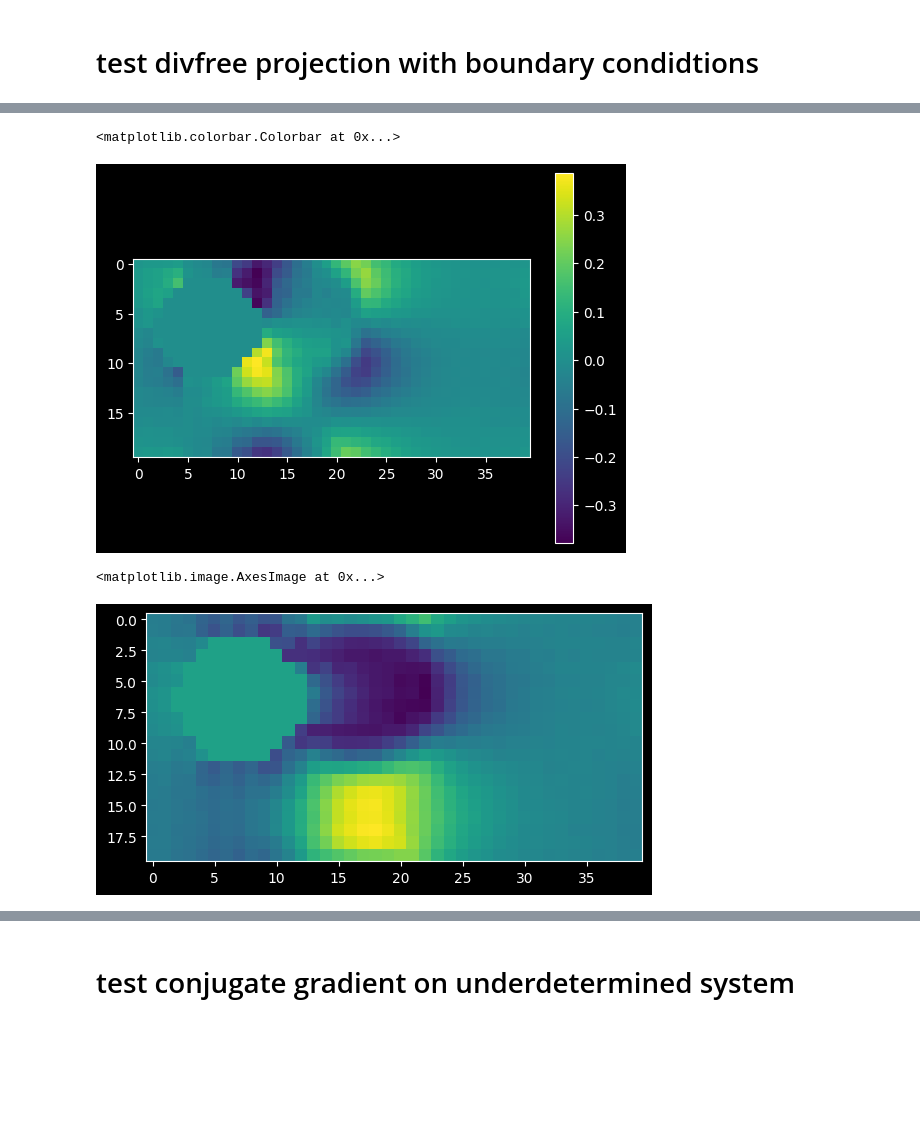
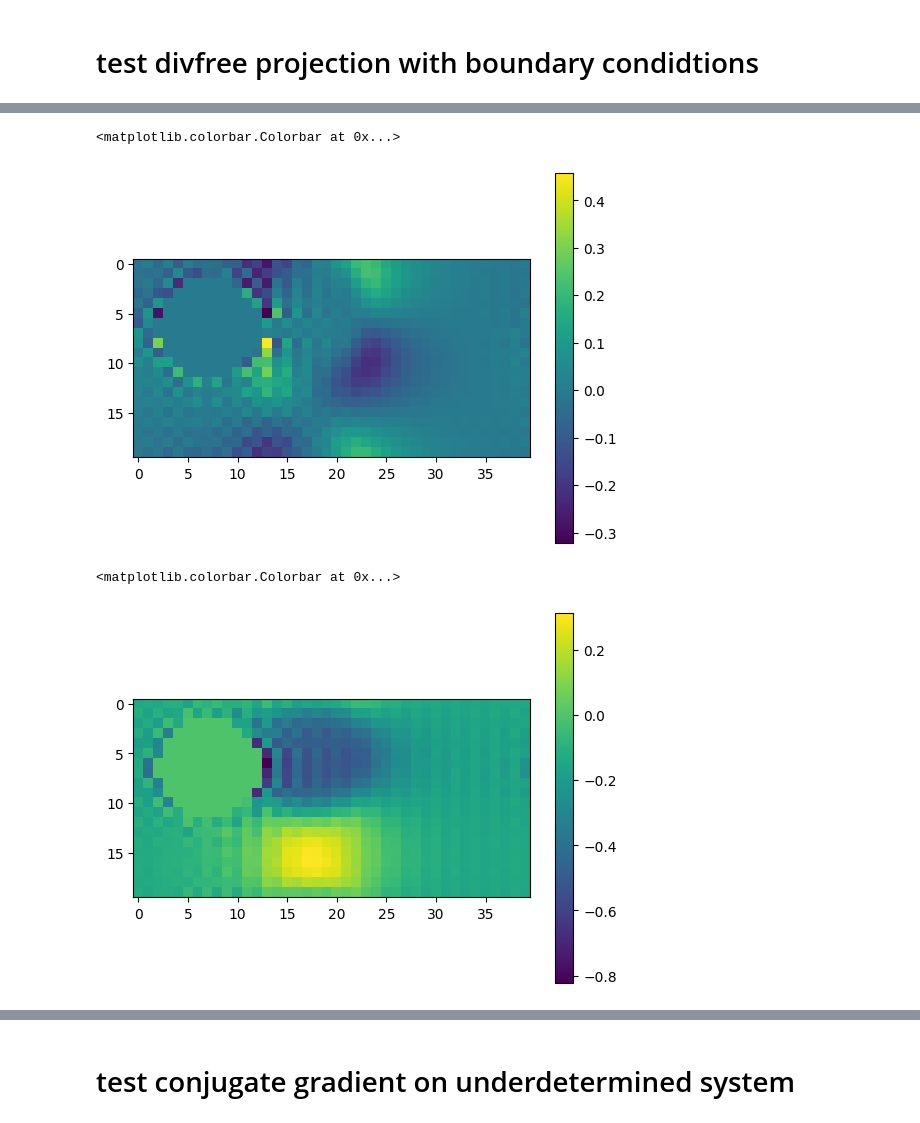
Before and after one commit to Stazi-101/THCsim, a Jupyter notebook: test_nb.ipynb, the cells around one changed output, grey strips where cells are left out. Saved outputs shown, nothing was run; the diff lists cells and outputs as text; code cells hidden in the pictures; blank space fills up the shorter version.

```diff
--- a/test_nb.ipynb
+++ b/test_nb.ipynb
@@ -42,10 +42,7 @@ class BoundaryAware():
         self.nbs = neighbours
 
     def laplacian(self, y):
-
         return self.divergence(self.gradient(y)) +  y*(1-self.state)
-
-        '''
 
 
         yb = y*self.state
@@ -58,7 +55,7 @@ class BoundaryAware():
                                             + y_i_next
                                             - self.nbs * yb
                                             + y_j_prev
-                                            + y_i_prev) / (DTHETA*DLAMBDA)'''
+                                            + y_i_prev) / (DTHETA*DLAMBDA)
 
 
     def ptheta(self, y):
@@ -70,8 +67,8 @@ class BoundaryAware():
 
         return self.state * ( # there is only a valid derivative in fluid cells
                  f_i_next * f_i_prev     * (y_i_next - y_i_prev) / 2  # case where both neighbours are fluid
-               + f_i_next * (1-f_i_prev) * (y_i_next - y)             # case where only the next neighbour is fluid
-               + (1-f_i_next) * f_i_prev * (y - y_i_prev)             # case where only the previous neighbour is fluid
+               + f_i_next * (1-f_i_prev) * (y_i_next/2)             # case where only the next neighbour is fluid
+               + (1-f_i_next) * f_i_prev * (- y_i_prev/2)             # case where only the previous neighbour is fluid
             )/DTHETA                                        # when neither neighbour is fluid, the previous two cases cancel out
 
     def plambda(self, y):
@@ -83,19 +80,22 @@ class BoundaryAware():
 
         return self.state * (  # there is only a valid derivative in fluid cells
                  f_j_next * f_j_prev     * (y_j_next - y_j_prev) / 2  # case where both neighbours are fluid
-               + f_j_next * (1-f_j_prev) * (y_j_next - y)             # case where only the next neighbour is fluid
-               + (1-f_j_next) * f_j_prev * (y - y_j_prev)             # case where only the previous neighbour is fluid
+               + f_j_next * (1-f_j_prev) * (y_j_next/2)             # case where only the next neighbour is fluid
+               + (1-f_j_next) * f_j_prev * ( - y_j_prev/2)             # case where only the previous neighbour is fluid
             )/DTHETA                                        # when neither neighbour is fluid, the previous two cases cancel out
 
     def gradient(self, y):
         return jnp.array( (self.ptheta(y), self.plambda(y)))
 
-    def divergence(self, y):
-        y_i_next = jnp.roll(y[0], shift=1, axis=-2)
-        y_i_prev = jnp.roll(y[0], shift=-1,axis=-2)
-        y_j_next = jnp.roll(y[1], shift=1 ,axis=-1)
-        y_j_prev = jnp.roll(y[1], shift=-1,axis=-1)
-        return (y_i_next - y_i_prev + y_j_next - y_j_prev) #*self.state
+    def divergence(self, v):
+
+        return self.ptheta(v[0]) + self.plambda(v[1])
+
+        v_i_next = jnp.roll(v[0], shift=1, axis=-2)
+        v_i_prev = jnp.roll(v[0], shift=-1,axis=-2)
+        v_j_next = jnp.roll(v[1], shift=1 ,axis=-1)
+        v_j_prev = jnp.roll(v[1], shift=-1,axis=-1)
+        return (v_i_next - v_i_prev + v_j_next - v_j_prev) #*self.state
 # %%
 def neighbours(state):
     s_i_next = jnp.roll(state, shift=1, axis=-2)
@@ -542,7 +509,7 @@ print(jnp.sum(problem.divergence(v)))
 # %%
 def normv(v): return jnp.sqrt(jnp.square(v[0]) + jnp.square(v[1]))
 
-v_f, q1 = project_divergencefree2(v, state=state, fluid_neighbours = fluid_neighbours, cg_runs = 3)
+v_f, q1 = project_divergencefree2(v, state=state, fluid_neighbours = fluid_neighbours, cg_runs = 2)
 
 print(jnp.amin(v_f), jnp.amax(v_f))
 
@@ -557,12 +524,13 @@ plt.imshow(v_f[0])
 plt.colorbar()
 # %% [output]
 <matplotlib.colorbar.Colorbar at 0x...>
-[figure, old version]
+[figure, new version]
 # %%
 plt.imshow(v_f[1])
+plt.colorbar()
 # %% [output]
-<matplotlib.image.AxesImage at 0x...>
+<matplotlib.colorbar.Colorbar at 0x...>
-[figure, old version]
+[figure, new version]
 # %%
 plt.imshow(-ba.plambda(q1))
 plt.colorbar()
```
Also changed, not shown: parts of 45 cells of this notebook.
